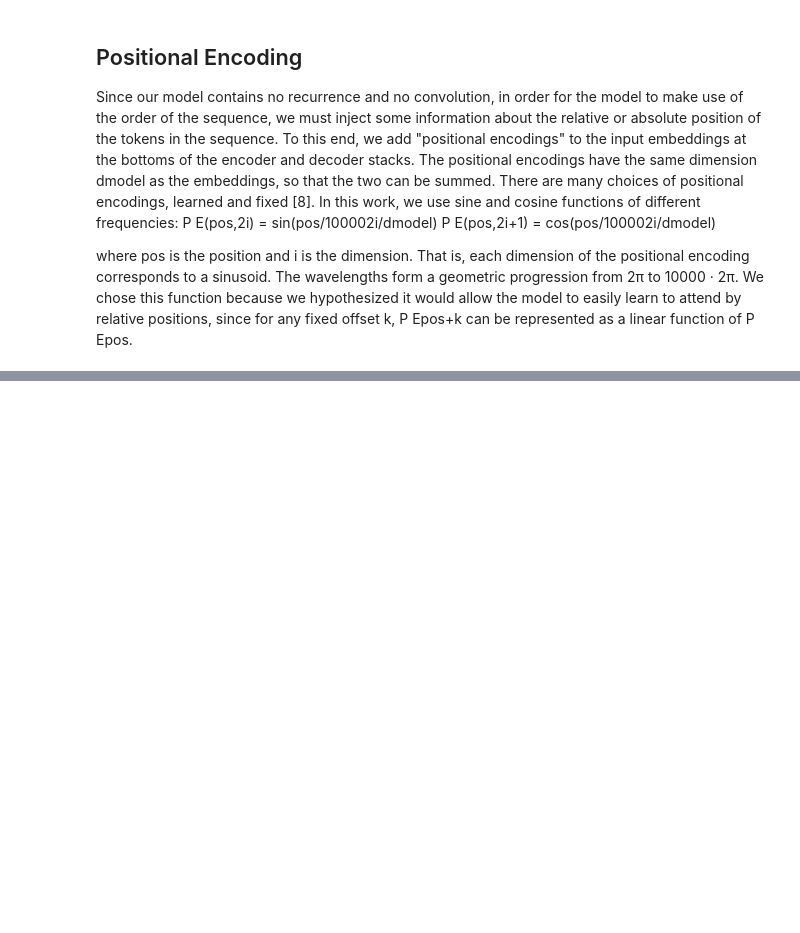
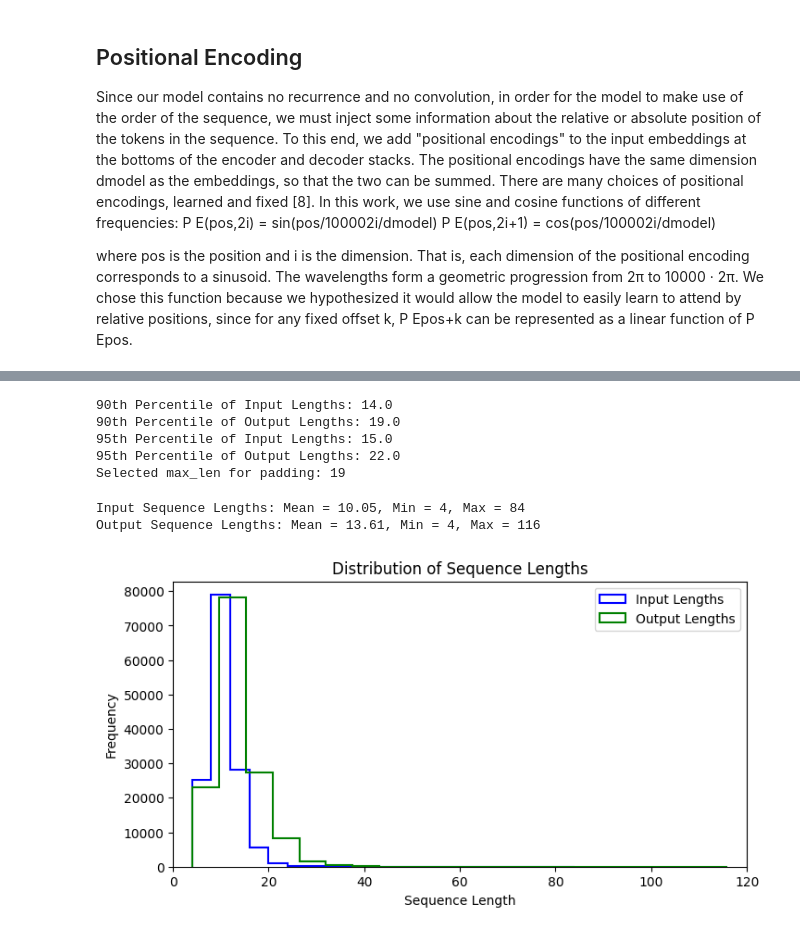
Before and after one commit to lorenzoram/aiayn, a Jupyter notebook: aiayn-torch.ipynb, the cells around one changed output, grey strips where cells are left out. Saved outputs shown, nothing was run; the diff lists cells and outputs as text; code cells hidden in the pictures; blank space fills up the shorter version.

Commit message:
Add data preprocessing

```diff
--- a/aiayn-torch.ipynb
+++ b/aiayn-torch.ipynb
@@ -204,0 +225,4 @@ class Transformer(nn.Module):
+# %%
+data = data[['input', 'output']]
+data.drop_duplicates(inplace=True)
+data.dropna(subset=['input', 'output'], inplace=True)
@@ -204,0 +270,24 @@ class Transformer(nn.Module):
+# %%
+input_lengths = data['input_ids'].apply(len)
+output_lengths = data['output_ids'].apply(len)
+
+# Calculate percentiles
+input_90th_percentile = input_lengths.quantile(0.90)
+output_90th_percentile = output_lengths.quantile(0.90)
+input_95th_percentile = input_lengths.quantile(0.95)
+output_95th_percentile = output_lengths.quantile(0.95)
+
+print(f'90th Percentile of Input Lengths: {input_90th_percentile}')
+print(f'90th Percentile of Output Lengths: {output_90th_percentile}')
+print(f'95th Percentile of Input Lengths: {input_95th_percentile}')
+print(f'95th Percentile of Output Lengths: {output_95th_percentile}')
+
+# Set max_len based on 95th percentile (or 90th)
+max_len = int(max(input_90th_percentile, output_90th_percentile))
+print(f'Selected max_len for padding: {max_len}')
+# %% [output]
+90th Percentile of Input Lengths: 14.0
+90th Percentile of Output Lengths: 19.0
+95th Percentile of Input Lengths: 15.0
+95th Percentile of Output Lengths: 22.0
+Selected max_len for padding: 19
@@ -204,0 +303,39 @@ class Transformer(nn.Module):
+# %%
+# Calculate statistics for input lengths
+input_mean_length = input_lengths.mean()
+input_min_length = input_lengths.min()
+input_max_length = input_lengths.max()
+
+# Calculate statistics for output lengths
+output_mean_length = output_lengths.mean()
+output_min_length = output_lengths.min()
+output_max_length = output_lengths.max()
+
+# Print the statistics
+print(f'Input Sequence Lengths: Mean = {input_mean_length:.2f}, Min = {input_min_length}, Max = {input_max_length}')
+print(f'Output Sequence Lengths: Mean = {output_mean_length:.2f}, Min = {output_min_length}, Max = {output_max_length}')
+# %% [output]
+Input Sequence Lengths: Mean = 10.05, Min = 4, Max = 84
+Output Sequence Lengths: Mean = 13.61, Min = 4, Max = 116
+# %%
+import matplotlib.pyplot as plt
+import numpy as np
+
+def plot_sequence_lengths(input_lengths, output_lengths):
+    plt.figure(figsize=(8, 4))  # Smaller figure size
+
+    # Histogram outlines for input and output lengths
+    plt.hist(input_lengths, bins=20, color='blue', edgecolor='blue', histtype='step', linewidth=1.5, label='Input Lengths')
+    plt.hist(output_lengths, bins=20, color='green', edgecolor='green', histtype='step', linewidth=1.5, label='Output Lengths')
+
+    plt.title('Distribution of Sequence Lengths')
+    plt.xlabel('Sequence Length')
+    plt.ylabel('Frequency')
+    plt.legend()
+    plt.xlim(0, 120)
+    plt.show()
+
+# Plot sequence lengths
+plot_sequence_lengths(input_lengths, output_lengths)
+# %% [output]
+[figure, added]
```
Also changed, not shown: parts of 15 cells of this notebook.
